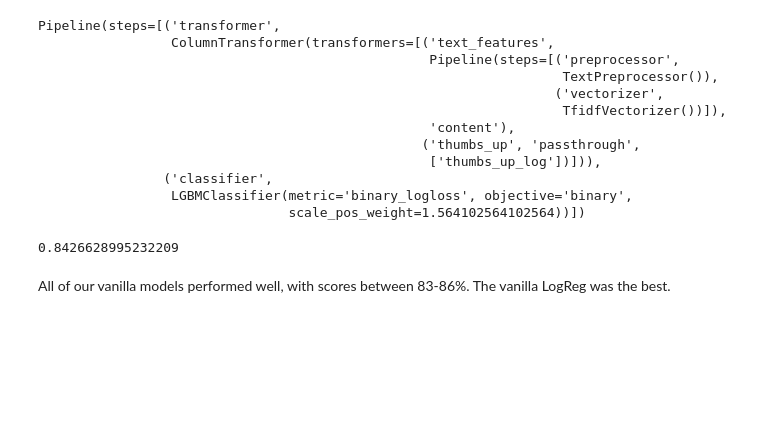
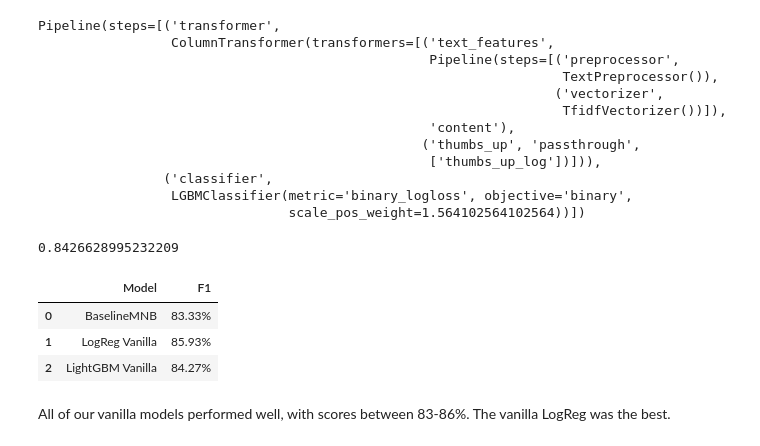
Before and after one commit to momopajamas/predicting_netflix_user_reviews, a Jupyter notebook: notebook.ipynb, the cells around one changed output. Drawn from its saved outputs; the diff is of its cells as text; code cells hidden in the pictures; blank space fills up the shorter version.

```diff
--- a/notebook.ipynb
+++ b/notebook.ipynb
@@ -625,8 +646,17 @@ Pipeline(steps=[('transformer',
 # %%
 y_val_pred_lgbm = lgbm_pipeline.predict(X_val)
 
-f1_score(y_val, y_val_pred_lgbm)
+lgbm_vanilla_f1 = f1_score(y_val, y_val_pred_lgbm)
+
+lgbm_vanilla_f1
 # %% [output]
 0.8426628995232209
+# %%
+store_results('LightGBM Vanilla', lgbm_vanilla_f1)
+# %% [output]
+|  | Model | F1 |
+| 0 | BaselineMNB | 83.33% |
+| 1 | LogReg Vanilla | 85.93% |
+| 2 | LightGBM Vanilla | 84.27% |
 # %% [markdown]
 All of our vanilla models performed well, with scores between 83-86%. The vanilla LogReg was the best.
```
Also changed, not shown: parts of 12 cells of this notebook.
